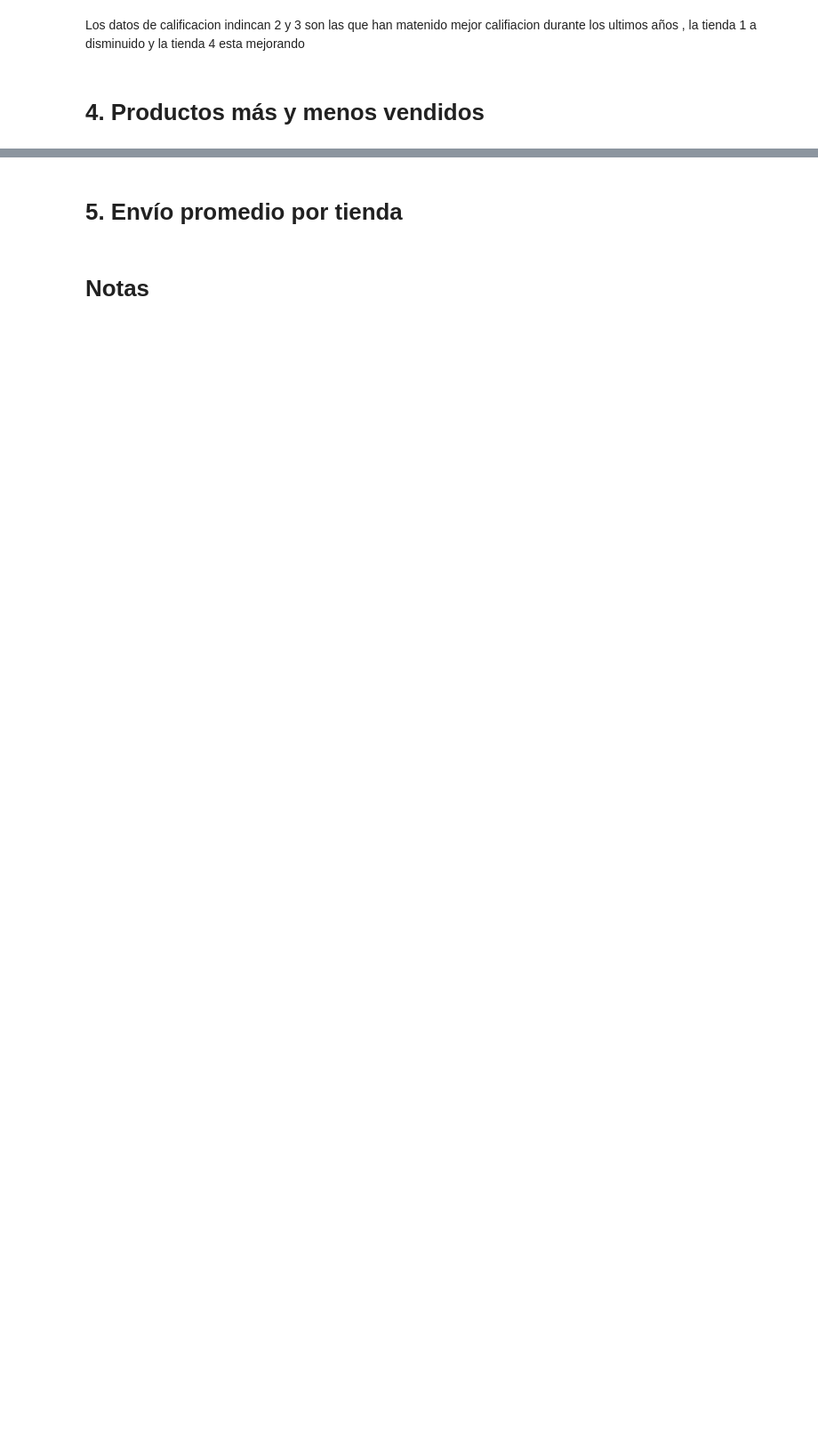
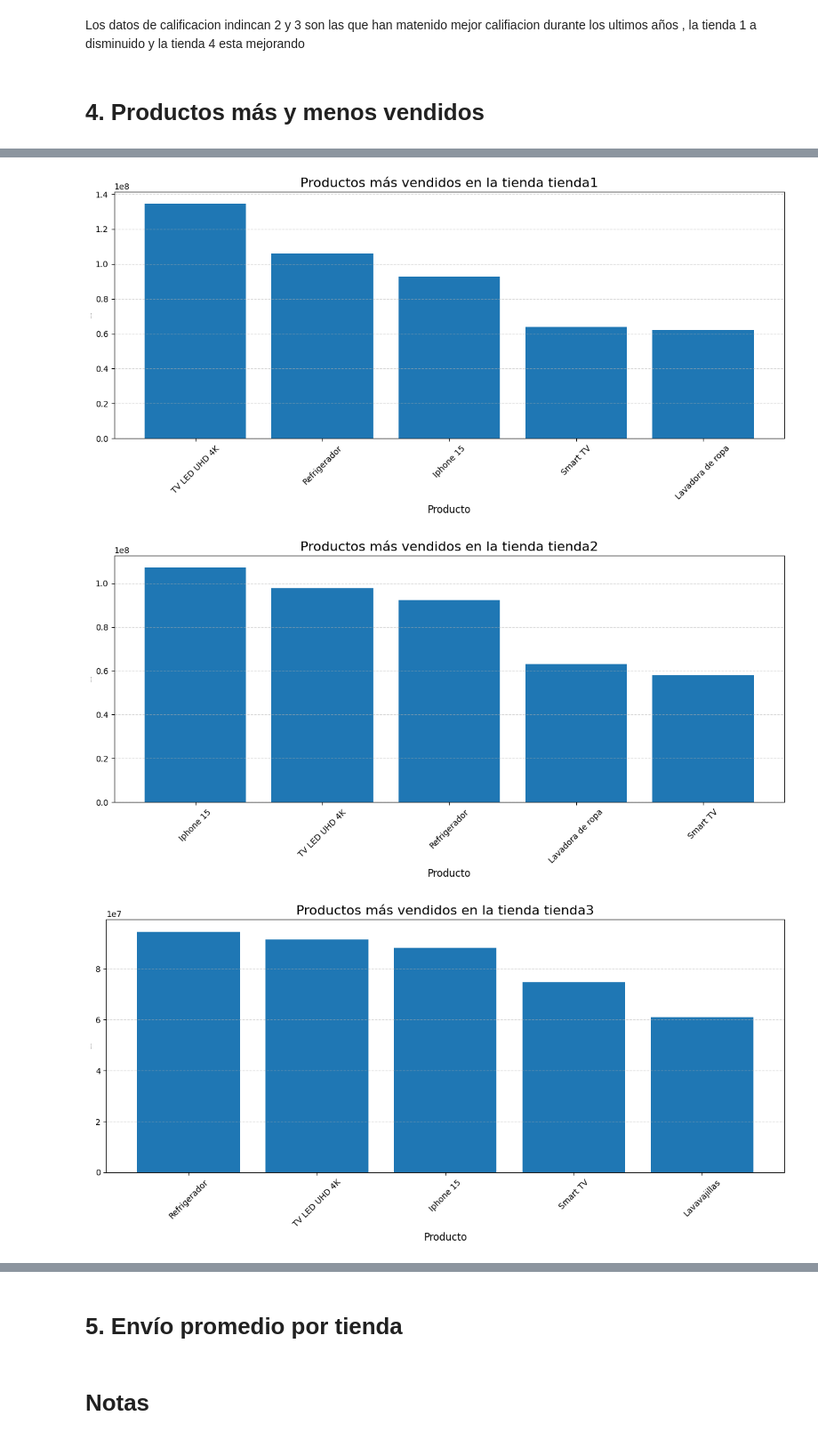
Before and after one commit to JCSR2022/challenge1-data-science-Alura, a Jupyter notebook: AluraStoreLatam.ipynb, the cells around one changed output, grey strips where cells are left out. Shown at 89% size. Cells and saved outputs as stored; diff of their text form; code cells hidden in the pictures; blank space fills up the shorter version.

```diff
--- a/AluraStoreLatam.ipynb
+++ b/AluraStoreLatam.ipynb
@@ -998,0 +1028,32 @@ df_all
+# %%
+def analisis_por_producto(df_all,tienda,cnt=5):
+  if tienda not in ['tienda1', 'tienda2', 'tienda3', 'tienda4']:
+    raise ValueError(f"Tienda no existe")
+
+  df = df_all[df_all['Tienda'] == tienda].copy()
+
+  df_plot = df.groupby('Producto')['Ingreso Total'].agg(
+    count='count',
+    total_by_product='sum'
+).sort_values(by='total_by_product', ascending=False).reset_index().head(cnt)
+
+  plt.figure(figsize=(12, 6))
+  plt.bar(df_plot['Producto'], df_plot['total_by_product'])
+  plt.title(f"Productos más vendidos en la tienda {tienda}", fontsize=16)
+  plt.xlabel("Producto", fontsize=12)
+  plt.ylabel("Ingreso Total", fontsize=1)
+  plt.xticks(rotation=45)
+  plt.grid(axis='y', linestyle='--', alpha=0.5)
+  plt.tight_layout()
+  plt.show()
+
+  return df_plot
+
+analisis_por_producto(df_all,"tienda1")
+analisis_por_producto(df_all,"tienda2")
+analisis_por_producto(df_all,"tienda3")
+analisis_por_producto(df_all,"tienda4")
+# %% [output]
+[figure, added]
+[figure, added]
+[figure, added]
```
Also changed, not shown: parts of 13 cells of this notebook.
